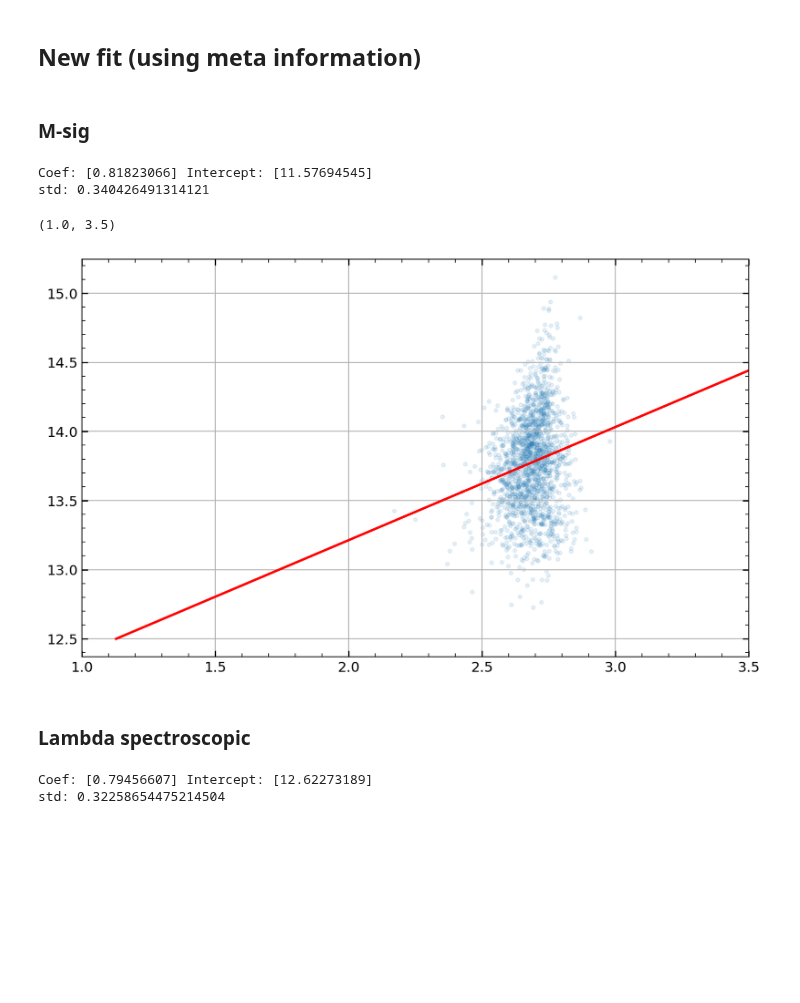
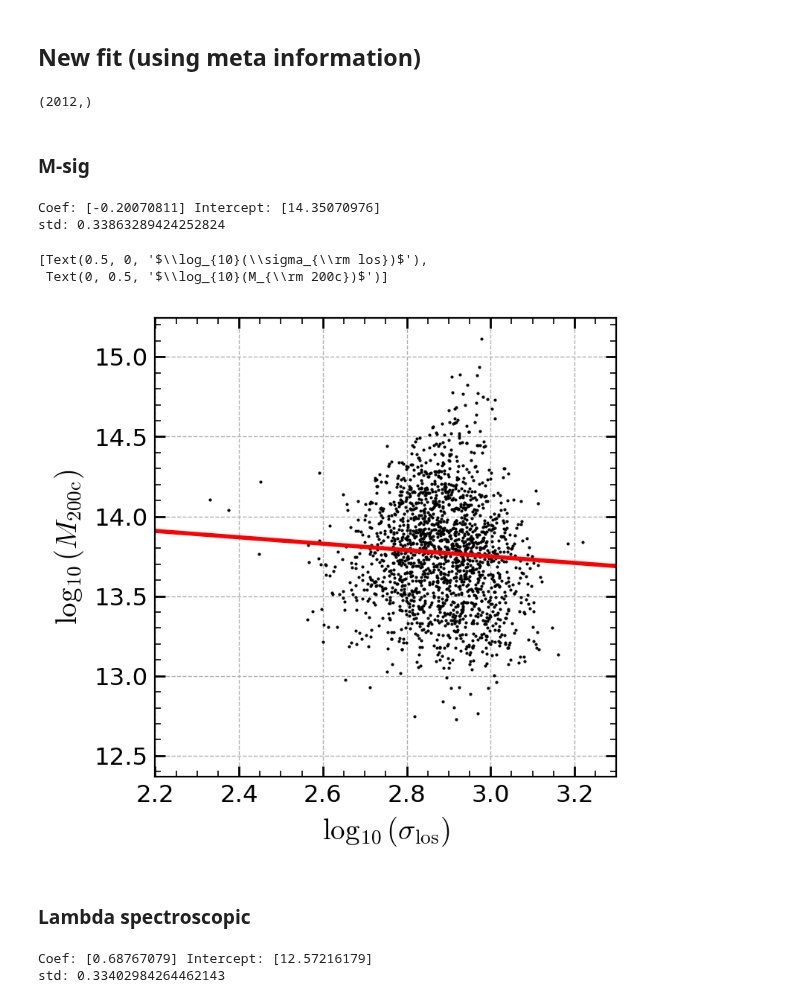
Before and after one commit to maho3/cl-ml-euclid, a Jupyter notebook: test_regression.ipynb, the cells around one changed output. Drawn from its saved outputs; the diff is of its cells as text; code cells hidden in the pictures; blank space fills up the shorter version.

```diff
--- a/test_regression.ipynb
+++ b/test_regression.ipynb
@@ -35,8 +32,8 @@ folds = np.load(join(datapath, 'folds_batch.npy'), allow_pickle=True)
 ids = np.load(join(datapath, 'ids_batch.npy'), allow_pickle=True)
 metas = np.load(join(datapath, 'metas_batch.npy'), allow_pickle=True)
 
-sigv = metas[:,2]
-lspec = metas[:,3]
+sigv = metas[:, -2]
+lspec = metas[:, -1]
 # %% [output]
 Loading from: data/processed/APR24dC100
 # %% [markdown]
@@ -235,6 +232,10 @@ sigv_train = sigv[folds != fold]
 sigv_test = sigv[folds == fold]
 lspec_train = lspec[folds != fold]
 lspec_test = lspec[folds == fold]
+# %%
+x.shape
+# %% [output]
+(2012,)
 # %% [markdown]
 ### M-sig
 # %%
@@ -247,18 +248,21 @@ pred = lr.predict(feat_test.reshape(-1, 1))
 std = np.std(theta_test - pred)
 print('std:', std)
 # %% [output]
-Coef: [0.81823066] Intercept: [11.57694545]
-std: 0.340426491314121
+Coef: [-0.20070811] Intercept: [14.35070976]
+std: 0.33863289424252824
 # %%
-f, ax = plt.subplots()
-ax.scatter(feat_train, theta_train, marker='.', label='Train', alpha=0.1)
+f, ax = plt.subplots(figsize=(4, 4))
+ax.plot(feat_train, theta_train, '.k', label='Train', ms=1)
 x_ = np.linspace(12.5, 14.5, 100)
 ax.plot((x_-intercept)/coef, x_, label='Fit', c='r')
 # ax.set_xlim(12.5, 15)
-ax.set_xlim(1,3.5)
+ax.set_xlim(2.2, 3.3)
+ax.set(xlabel=r'$\log_{10}(\sigma_{\rm los})$',
+       ylabel=r'$\log_{10}(M_{\rm 200c})$')
 # %% [output]
-(1.0, 3.5)
+[Text(0.5, 0, '$\\log_{10}(\\sigma_{\\rm los})$'),
+ Text(0, 0.5, '$\\log_{10}(M_{\\rm 200c})$')]
-[figure, old version]
+[figure, new version]
 # %% [markdown]
 ### Lambda spectroscopic
 # %%
@@ -271,6 +275,6 @@ pred = lr.predict(feat_test.reshape(-1, 1))
 std = np.std(theta_test - pred)
 print('std:', std)
 # %% [output]
-Coef: [0.79456607] Intercept: [12.62273189]
-std: 0.32258654475214504
+Coef: [0.68767079] Intercept: [12.57216179]
+std: 0.33402984264462143
 # %%
```
Also changed, not shown: parts of 2 cells of this notebook, 9 other files.
